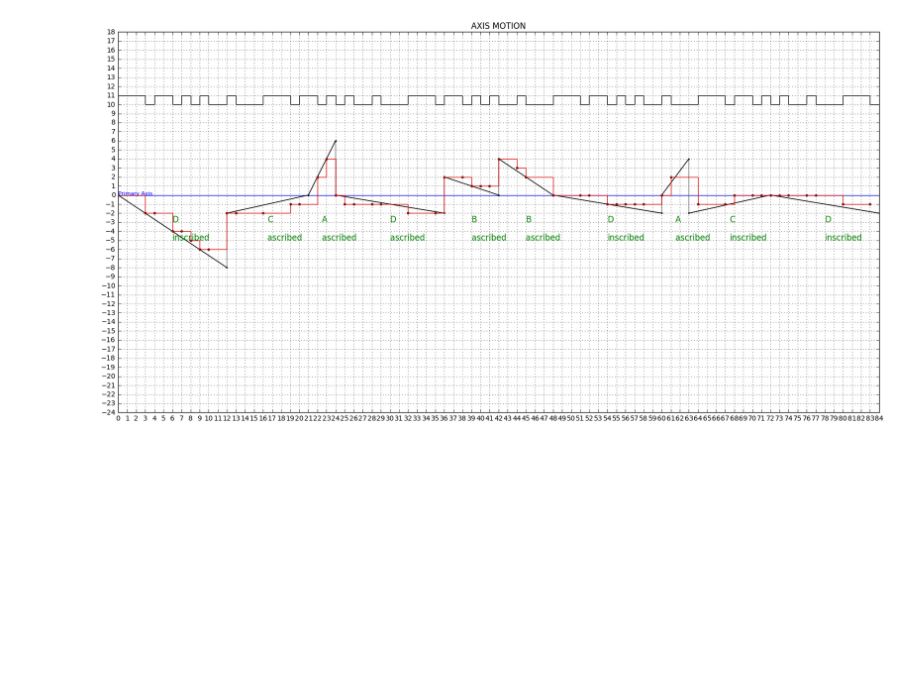
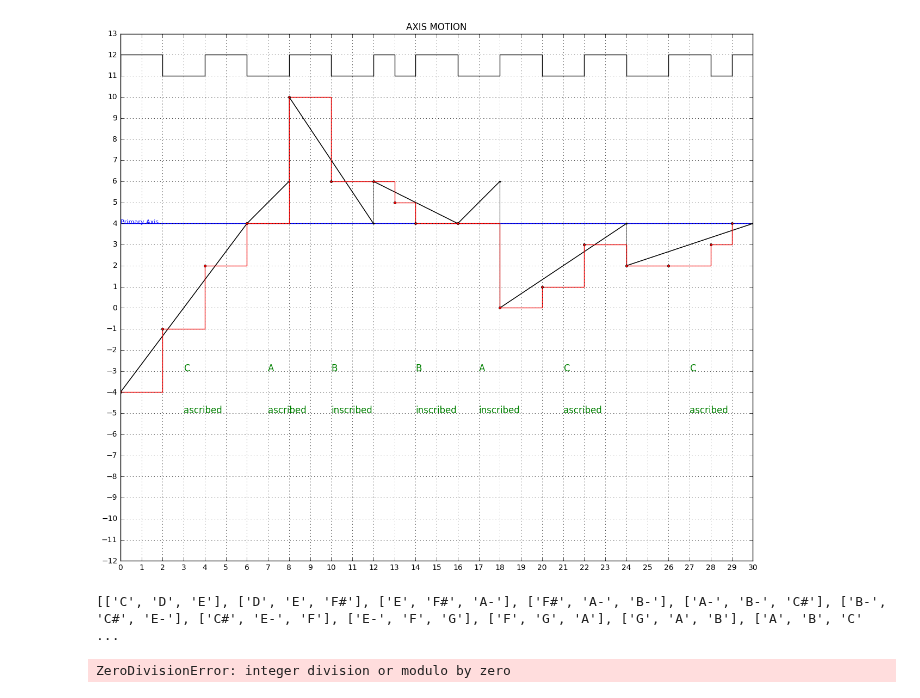
Before and after one commit to KoSv/schillinger, a Jupyter notebook: sinus_test.ipynb, the cells around one changed output. Drawn from its saved outputs; the diff is of its cells as text; code cells hidden in the pictures; blank space fills up the shorter version.

Commit message:
melody added Primary Axis

```diff
--- a/sinus_test.ipynb
+++ b/sinus_test.ipynb
@@ -214,25 +234,30 @@ class Melody:
 # %%
 #GENEATE AXIS
-sr_1 = SR.Type_I([7,4])
-sr_2 = SR.Type_II([5,4])
+PA = 4 #Primary Axis
+sr_1 = SRhythm.Type_I([4,3])
+sr_2 = SRhythm.Type_II([5,4])
+
 motion_sequence=[]
 motions=["A","B","C","D","0"]
 for m in sr_1.resultant:
     motion_sequence += motions[m%len(motions)-1]
 
-#motion_sequence = "ABBCAAD0DCA"
+motion_sequence += "C" #ending ;)
+#motion_sequence = "ABCD0"
+
 a_i = ['ascribed','inscribed']
-asc_inscribed_motions = [random.choice(a_i) for _ in motion_sequence]
+ascr_inscr_motions = [random.choice(a_i) for _ in motion_sequence]
 time_seqence = sr_1.resultant
-pitch_sequence =sr_2.resultant
+pitch_sequence = sr_2.resultant
 
-SA = SecondaryAxis(motion_sequence, time_seqence, pitch_sequence, asc_inscribed_motions, time_scale=3,motion_scale=2)
+SA = SecondaryAxis(PA, motion_sequence, time_seqence, pitch_sequence, ascr_inscr_motions, time_scale=2,motion_scale=2)
+#SA.sequence_list, pitch_sequence
 # %%
 #GENEATE MELODY
-mel_rythm = SR.Type_II([4,3]).resultant#[2,1,1,1,1,2,4,1,1,2,2,1,1,4]
-ME = Melody(SA, mel_rythm, oscillation=False)
+mel_rythm = SRhythm.Type_II([4,3]).resultant#[2,1,1,1,1,2,4,1,1,2,2,1,1,4]
+ME = Melody(PA, SA, [2,2,2,2,2,2,1,1,2], oscillation=False)#TODO oscillation!
 #ME.splitted_XY, ME.melody_XY
-#ME.melody_ton_seq
+#ME.melody_ton_seq, ME.melody_XY
 # %%
 #math.ceiling(x) #Round up:  where x is a float type (decimal, basically)
 #math.floor(x) #Round down: where x is again a float type
@@ -246,47 +271,43 @@ lowest = min(SA.getMergedRelativePitch())
 
 ###PLOT
 plt.title("AXIS MOTION")
+plt.rcParams['figure.figsize'] = (15,15)
 major_ticks = np.arange(-50, 100, 1)
 plt.axes().set_xticks(major_ticks)
 plt.axes().set_yticks(major_ticks)
-plt.plot([0, last_number], [0,0],color="blue")
-plt.text(0, 0, "Primary Axis", fontsize=8,color="blue")
+plt.plot([0, last_number], [PA,PA],color="blue")
+plt.text(0, PA, "Primary Axis", fontsize=8,color="blue")
 
 
 #whole SA Motion
 plt.plot(x, y,color="grey")
 #separate SA Motion
 for e,sl in enumerate(SA.sequence_list):
     plt.plot(sl[3][1], sl[2][1], color="black", marker = 'o',markersize=2)
     text_position_x = ((sl[3][1][1]-sl[3][1][0])/2)+sl[3][1][0]
     text_position_y = 0#((sl[2][1][1]-sl[2][1][0])/2)+sl[2][1][0]
     plt.text(text_position_x, text_position_y-3, sl[0], fontsize=12,color="green")
     plt.text(text_position_x, text_position_y-5, sl[4], fontsize=12,color="green")
 
 
 #melody binary
-plt.step(range(sum(ME.melody_corr_len)+1), [x+10 for x in ME.melody_binary], color='black')
+plt.step(range(sum(ME.melody_corr_len)+1), [x+highest+1 for x in ME.melody_binary], color='black')
 
 #aplied resultant
-x_vals = []
-y_vals = []
-for i,r in enumerate(ME.melody_XY):
-    x_vals.append(r[0])
-    y_vals.append(r[1])
 
 melody_Y = ME.oscillated_seq[1]
 melody_X = ME.splitted_XY[0]
 
 plt.step(melody_X, melody_Y, where='post',color='red',marker = 'o',markersize=3)
 
 ####
 plt.grid(which="both")
 plt.gca().set_aspect('equal', adjustable='box')
-plt.axis([0, last_number, lowest*3, highest*3])
-plt.rcParams['figure.figsize'] = (20,20)
+plt.axis([0, last_number, lowest*3, highest+3])
+
 plt.show()
 # %% [output]
-[figure, old version]
+[figure, new version]
 # %%
 #Melody show helpers
 def convert_to_music21_sequence(sc, pitches, durations):
@@ -432,19 +454,20 @@ def showHarmony(pitches, note_sequence, scala, rhythm, length, time_meter, durat
     return s
 # %%
 #'harmonized'
-def harmonize_note_clockwise(note, chordified_scale, clock_position):
+def harmonize_note_clockwise(n, chordified_scale, clock_position):
     dummy = []
-    for i in range(len(chordified_scale)):
-        check_note = chordified_scale[i][clock_position % len(chordified_scale[i])]
-        if str(check_note) == str(note):
-            #print(note, chordified_scale[i][clock_position%len(chordified_scale[i])])
-            dummy.append(chordified_scale[i])
-            break
+    temp_scales = []
+    for i,e in enumerate(chordified_scale):
+        if str(n) in e:
+            temp_scales.append(e)
+    #dummy.append(random.choice(temp_scales))
+    dummy.append(temp_scales[clock_position%len(temp_scales)])
     return dummy
 
 melody = ME.oscillated_seq
-hm = scale.HarmonicMinorScale("C4")
-notes = convert_to_music21_sequence(hm, ME.melody_ton_seq[1], ME.melody_ton_seq[0])
+#hm = scale.MelodicMinorScale("C4")
+hm = scale.ChromaticScale(tonic="C4")
+notes = convert_to_music21_sequence(hm, melody[1], melody[0])
 note_seq = [[str(p.name) for p in notes]]
 
 temp_scale = [str(p.name) for p in hm.pitches[:-1]]
@@ -455,20 +478,26 @@ voice_amount = 3
 theme_expansion = 0
 scale_expansion_amount = 1 # # 1st order expansion for harmonizing is according to schillingers default
 
-SPG = SP.PitchGroup()
+SPG = SPitch.PitchGroup()
 harmonized_note_sequence_array = []
 scale_expansion = SPG.expansions(temp_scale)
 scale_ = scale_expansion[scale_expansion_amount]
 chordified_scale = SPG.chordify_scale(scale_, voice_amount)
-
-for i,e in enumerate(note_seq[0]):
+TSD = [chordified_scale[0],chordified_scale[2],chordified_scale[5],chordified_scale[6]]
+TSD = chordified_scale.copy()
+print(chordified_scale)
+for i,no in enumerate(note_seq[0]):
     clock_position = i
-    hn = harmonize_note_clockwise(e, chordified_scale, clock_position)
+    #print(no)
+    hn = harmonize_note_clockwise(no, TSD, clock_position)
     harmonized_note_sequence_array.append(hn)
 
 merged_seq = list(itertools.chain(*harmonized_note_sequence_array))
-s = showHarmony(notes,merged_seq, hm, melody[0], len(merged_seq)*2, (4,4), 0.5, arp=False, bass=False, drop2=True)
+s = showHarmony(notes, merged_seq, hm, melody[0], len(merged_seq)*2, (4,4), .5, arp=False, bass=False, drop2=True)
 s.show('musicxml')
+# %% [output]
+[['C', 'D', 'E'], ['D', 'E', 'F#'], ['E', 'F#', 'A-'], ['F#', 'A-', 'B-'], ['A-', 'B-', 'C#'], ['B-', 'C#', 'E-'], ['C#', 'E-', 'F'], ['E-', 'F', 'G'], ['F', 'G', 'A'], ['G', 'A', 'B'], ['A', 'B', 'C' ...
+ZeroDivisionError: integer division or modulo by zero
 # %%
 #np.negative(np.arange(-5, 0, 1))
 #random.choice([a.min(),a.max()])
```
Also changed, not shown: parts of 4 cells of this notebook.
